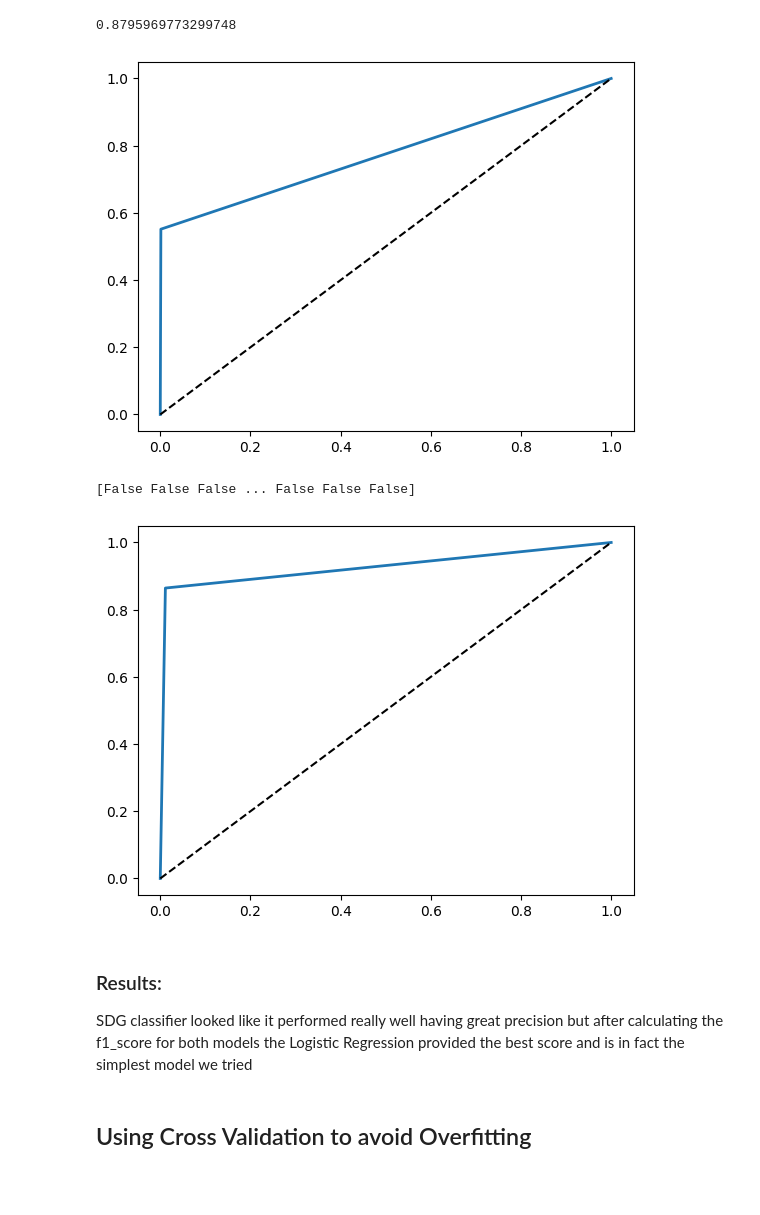
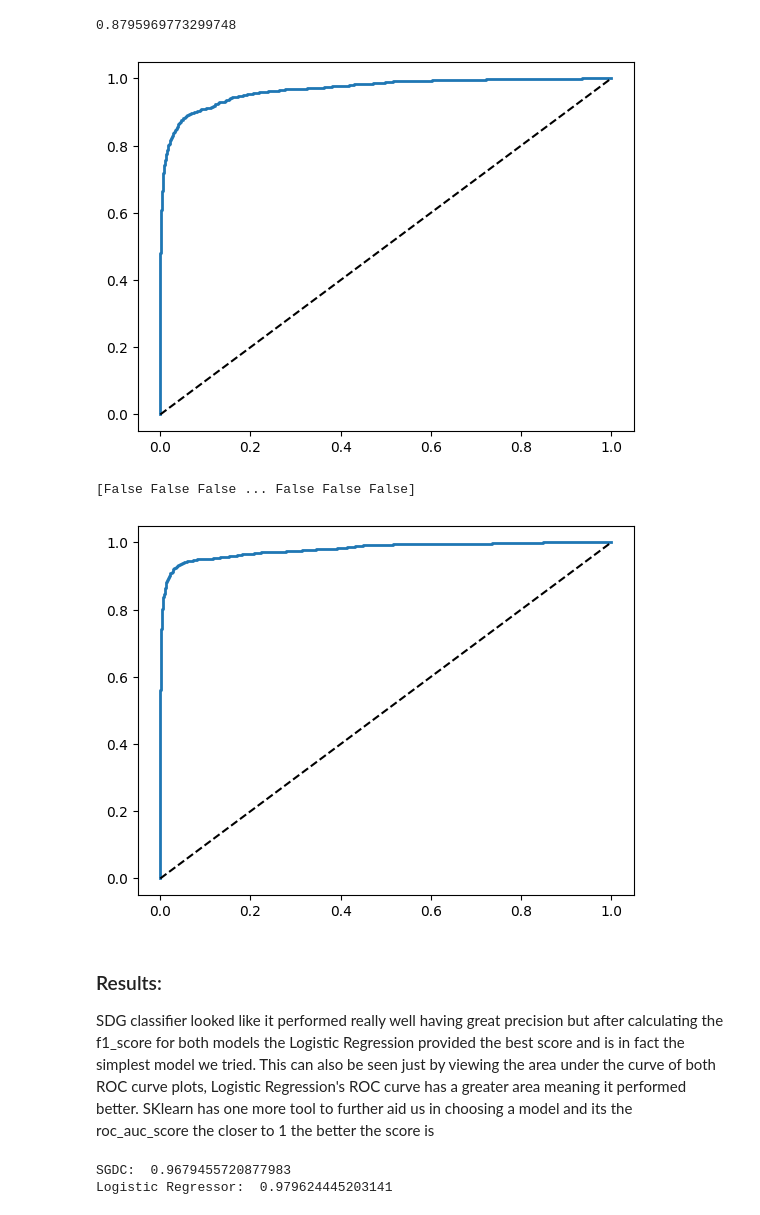
Before and after one commit to rod08018/Hands-on-ML, a Jupyter notebook: Traditional ML/Basic Classifier.ipynb, the cells around one changed output. Saved outputs shown, nothing was run; the diff lists cells and outputs as text; code cells hidden in the pictures; blank space fills up the shorter version.

```diff
--- a/Traditional ML/Basic Classifier.ipynb
+++ b/Traditional ML/Basic Classifier.ipynb
@@ -144,21 +147,27 @@ def plot_roc_curve(fpr, tpr, label=None):
     plt.plot(fpr, tpr, linewidth=2, label=label)
     plt.plot([0, 1], [0, 1], 'k--')
 # %%
-fpr, tpr, thresholds = roc_curve(y_test_3, sdg_preds)
+sgd_y_scores = sgdc_model.decision_function(X_test)
+fpr, tpr, thresholds = roc_curve(y_test_3, sgd_y_scores)
 plot_roc_curve(fpr, tpr)
 plt.show()
 # %% [output]
-[figure, old version]
+[figure, new version]
 # %%
-fpr, tpr, thresholds = roc_curve(y_test_3, lr_preds)
+lr_y_scores = logistic_reg_model.decision_function(X_test)
+fpr, tpr, thresholds = roc_curve(y_test_3, lr_y_scores)
 print(lr_preds)
 plot_roc_curve(fpr, tpr)
 plt.show()
 # %% [output]
 [False False False ... False False False]
-[figure, old version]
+[figure, new version]
 # %% [markdown]
 ### Results:
-SDG classifier looked like it performed really well having great precision but after calculating the f1_score for both models the Logistic Regression provided the best score and is in fact the simplest model we tried
+SDG classifier looked like it performed really well having great precision but after calculating the f1_score for both models the Logistic Regression provided the best score and is in fact the simplest model we tried. This can also be seen just by viewing the area under the curve of both ROC curve plots, Logistic Regression's ROC curve has a greater area meaning it performed better. SKlearn has one more tool to further aid us in choosing a model and its the roc_auc_score the closer to 1 the better the score is
-# %% [markdown]
-## Using Cross Validation to avoid Overfitting
+# %%
+print('SGDC: ', roc_auc_score(y_test_3, sgd_y_scores))
+print('Logistic Regressor: ', roc_auc_score( y_test_3, lr_y_scores))
+# %% [output]
+SGDC:  0.9679455720877983
+Logistic Regressor:  0.979624445203141
```
Also changed, not shown: parts of 6 cells of this notebook.
